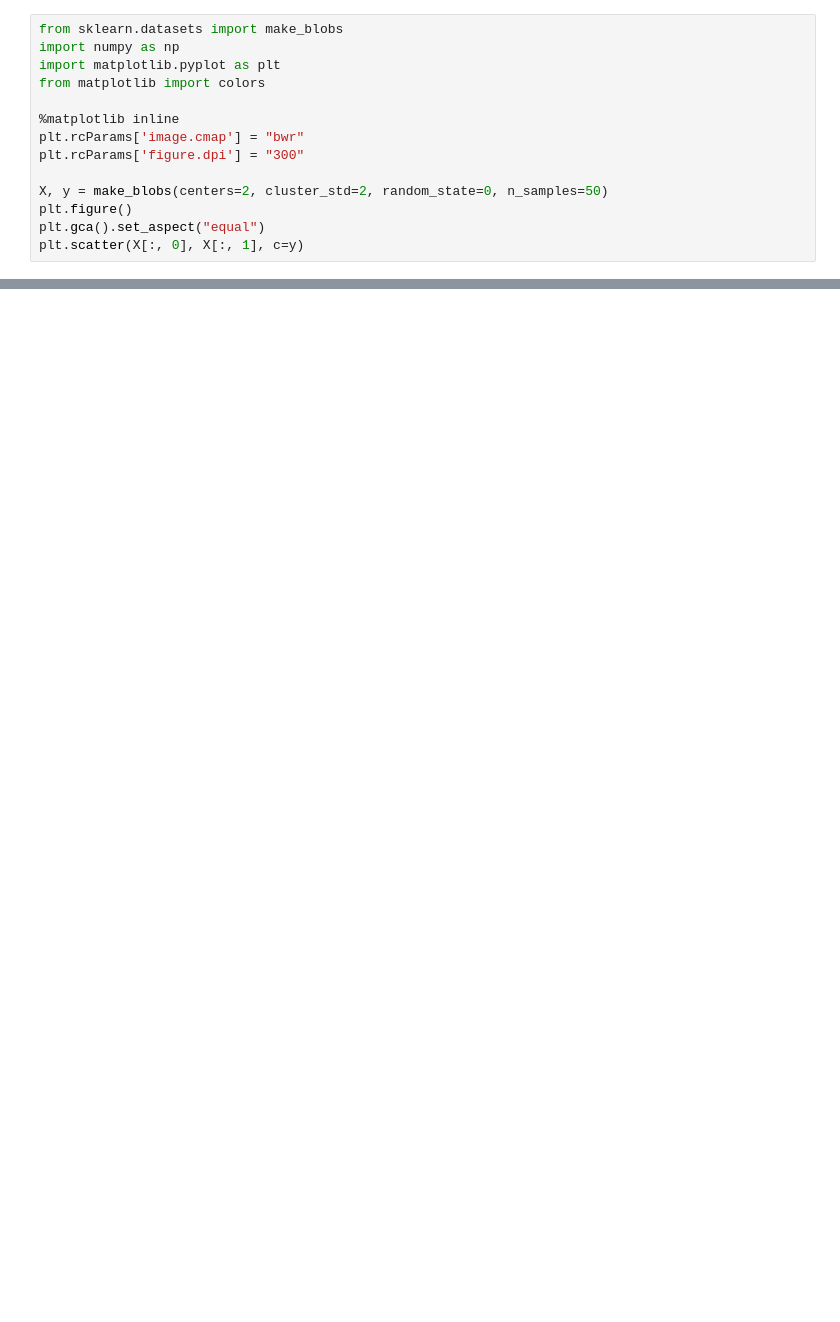
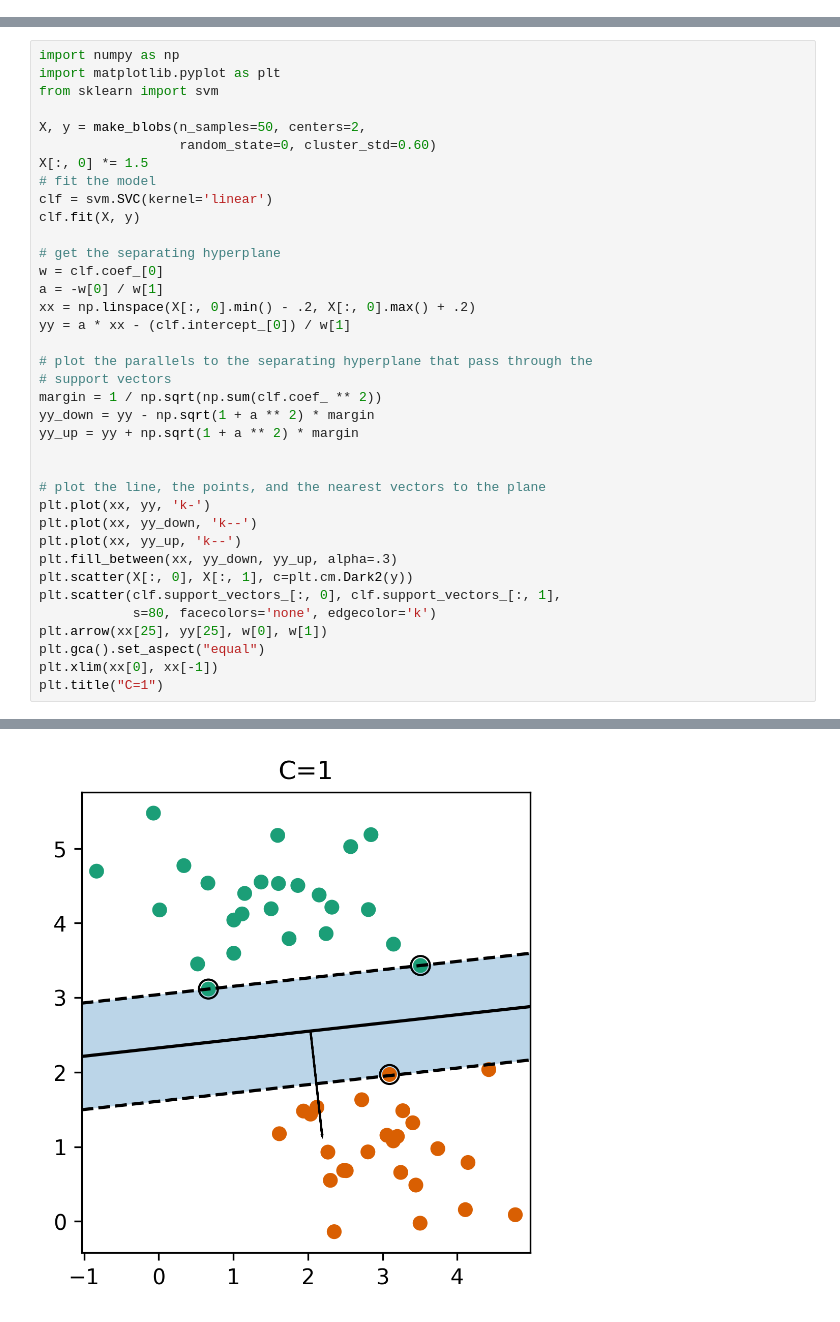
Before and after one commit to Amirosimani/Machine_Learning_Pratt, a Jupyter notebook: labs/lab_04.ipynb, the cells around one changed output, grey strips where cells are left out. Saved outputs shown, nothing was run; the diff lists cells and outputs as text; blank space fills up the shorter version.

```diff
--- a/labs/lab_04.ipynb
+++ b/labs/lab_04.ipynb
@@ -3,14 +0,0 @@
-# %%
-from sklearn.datasets import make_blobs
-import numpy as np
-import matplotlib.pyplot as plt
-from matplotlib import colors
-
-%matplotlib inline
-plt.rcParams['image.cmap'] = "bwr"
-plt.rcParams['figure.dpi'] = "300"
-
-X, y = make_blobs(centers=2, cluster_std=2, random_state=0, n_samples=50)
-plt.figure()
-plt.gca().set_aspect("equal")
-plt.scatter(X[:, 0], X[:, 1], c=y)
@@ -145,0 +19,38 @@ X_train, X_test, y_train, y_test = train_test_split(cancer.data, cancer.target,
+# %%
+import numpy as np
+import matplotlib.pyplot as plt
+from sklearn import svm
+
+X, y = make_blobs(n_samples=50, centers=2,
+                  random_state=0, cluster_std=0.60)
+X[:, 0] *= 1.5
+# fit the model
+clf = svm.SVC(kernel='linear')
+clf.fit(X, y)
+
+# get the separating hyperplane
+w = clf.coef_[0]
+a = -w[0] / w[1]
+xx = np.linspace(X[:, 0].min() - .2, X[:, 0].max() + .2)
+yy = a * xx - (clf.intercept_[0]) / w[1]
+
+# plot the parallels to the separating hyperplane that pass through the
+# support vectors
+margin = 1 / np.sqrt(np.sum(clf.coef_ ** 2))
+yy_down = yy - np.sqrt(1 + a ** 2) * margin
+yy_up = yy + np.sqrt(1 + a ** 2) * margin
+
+
+# plot the line, the points, and the nearest vectors to the plane
+plt.plot(xx, yy, 'k-')
+plt.plot(xx, yy_down, 'k--')
+plt.plot(xx, yy_up, 'k--')
+plt.fill_between(xx, yy_down, yy_up, alpha=.3)
+plt.scatter(X[:, 0], X[:, 1], c=plt.cm.Dark2(y))
+plt.scatter(clf.support_vectors_[:, 0], clf.support_vectors_[:, 1],
+            s=80, facecolors='none', edgecolor='k')
+plt.arrow(xx[25], yy[25], w[0], w[1])
+plt.gca().set_aspect("equal")
+plt.xlim(xx[0], xx[-1])
+plt.title("C=1")
+# %% [output]
@@ -145,0 +58 @@ X_train, X_test, y_train, y_test = train_test_split(cancer.data, cancer.target,
+[figure, added]
```
Also changed, not shown: parts of 56 cells of this notebook, 4 other files.
